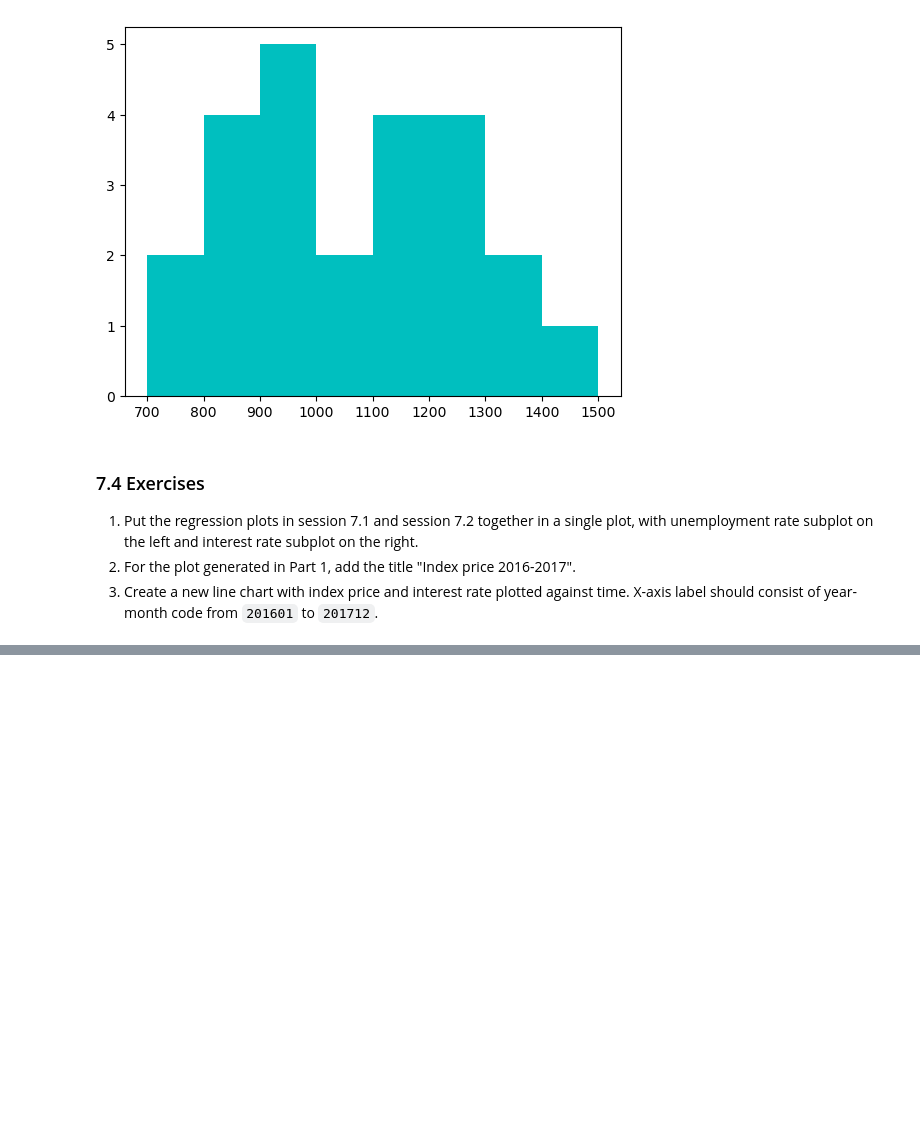
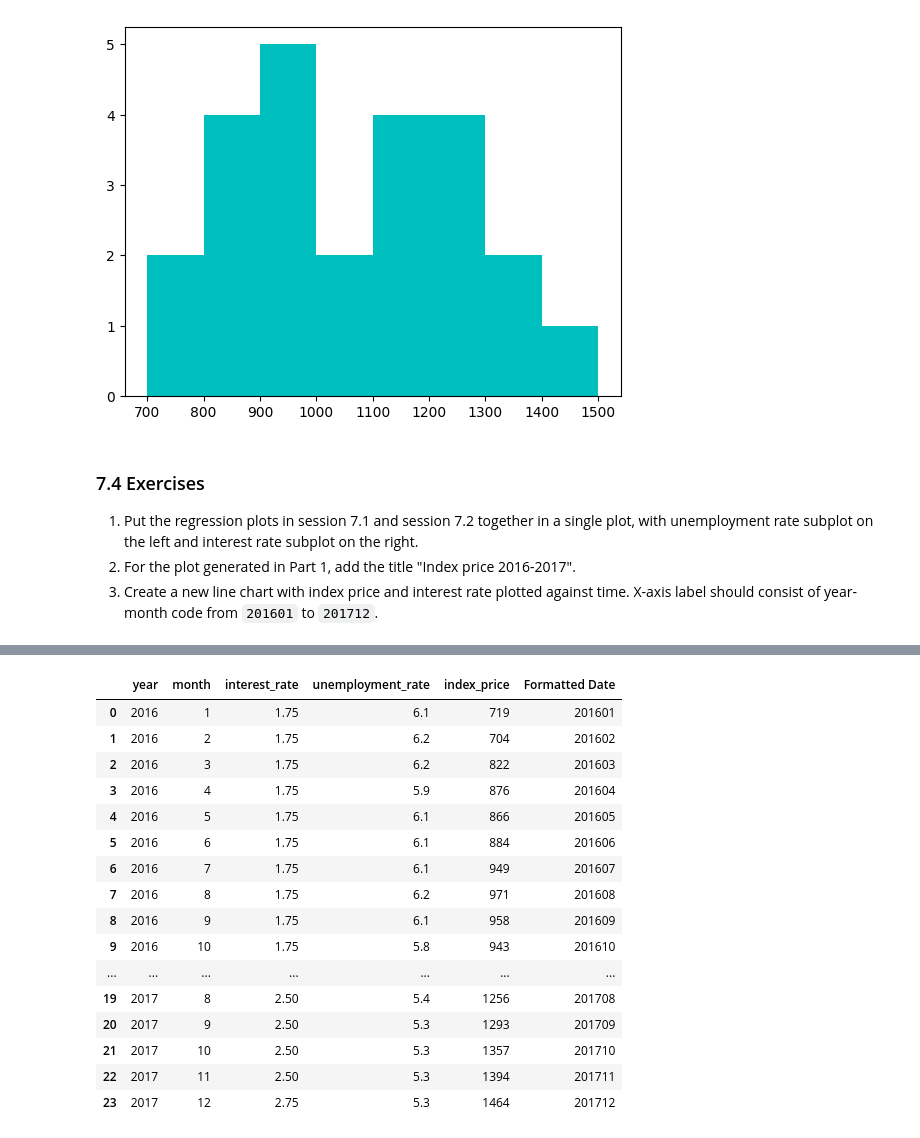
Before and after one commit to no-damnjoke/2390-notes, a Jupyter notebook: Tutorial/FINA2390 Tutorial 7.ipynb, the cells around one changed output, grey strips where cells are left out. Saved outputs shown, nothing was run; the diff lists cells and outputs as text; code cells hidden in the pictures; blank space fills up the shorter version.

```diff
--- a/Tutorial/FINA2390 Tutorial 7.ipynb
+++ b/Tutorial/FINA2390 Tutorial 7.ipynb
@@ -181,0 +196,24 @@ plt.hist(df['index_price'],bins=range(700,1600,100),color="c")
+# %%
+df["Formatted Date"] = df["year"].astype(str) + df["month"].astype(str).str.zfill(2)
+df = df.iloc[::-1]
+df = df.reset_index()
+df = df.drop("index", axis = 1)
+df
+# %% [output]
+|  | year | month | interest_rate | unemployment_rate | index_price | Formatted Date |
+| 0 | 2016 | 1 | 1.75 | 6.1 | 719 | 201601 |
+| 1 | 2016 | 2 | 1.75 | 6.2 | 704 | 201602 |
+| 2 | 2016 | 3 | 1.75 | 6.2 | 822 | 201603 |
+| 3 | 2016 | 4 | 1.75 | 5.9 | 876 | 201604 |
+| 4 | 2016 | 5 | 1.75 | 6.1 | 866 | 201605 |
+| 5 | 2016 | 6 | 1.75 | 6.1 | 884 | 201606 |
+| 6 | 2016 | 7 | 1.75 | 6.1 | 949 | 201607 |
+| 7 | 2016 | 8 | 1.75 | 6.2 | 971 | 201608 |
+| 8 | 2016 | 9 | 1.75 | 6.1 | 958 | 201609 |
+| 9 | 2016 | 10 | 1.75 | 5.8 | 943 | 201610 |
+| ... | ... | ... | ... | ... | ... | ... |
+| 19 | 2017 | 8 | 2.50 | 5.4 | 1256 | 201708 |
+| 20 | 2017 | 9 | 2.50 | 5.3 | 1293 | 201709 |
+| 21 | 2017 | 10 | 2.50 | 5.3 | 1357 | 201710 |
+| 22 | 2017 | 11 | 2.50 | 5.3 | 1394 | 201711 |
+| 23 | 2017 | 12 | 2.75 | 5.3 | 1464 | 201712 |
```
Also changed, not shown: parts of 4 cells of this notebook.
